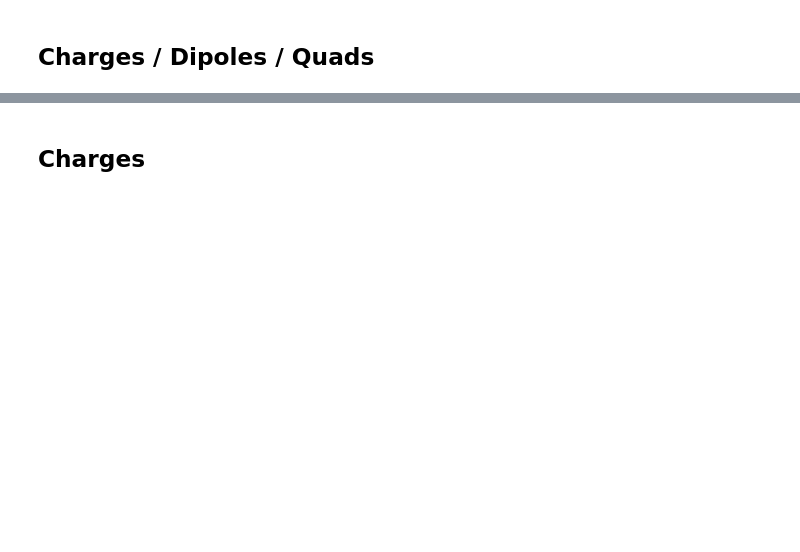
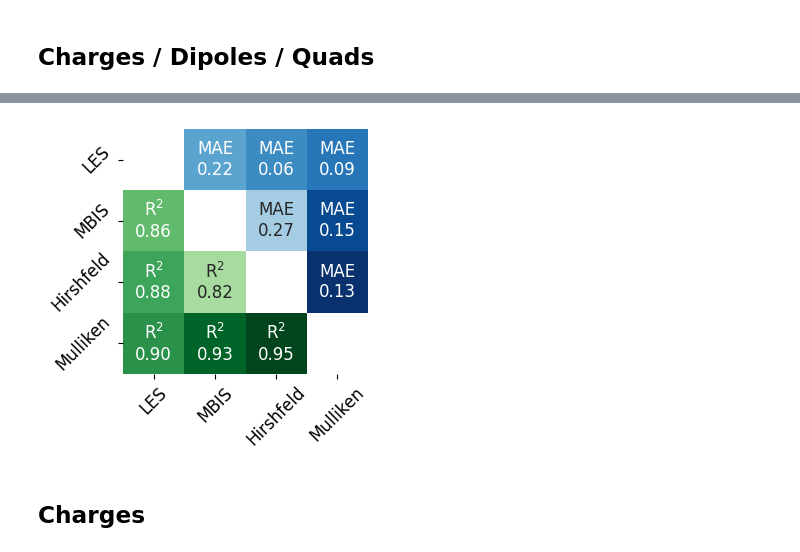
Before and after one commit to BingqingCheng/cace-lr-fit, a Jupyter notebook: fit-dipeptides/figures.ipynb, the cells around one changed output, grey strips where cells are left out. Saved outputs shown, nothing was run; the diff lists cells and outputs as text; code cells hidden in the pictures; blank space fills up the shorter version.

```diff
--- a/fit-dipeptides/figures.ipynb
+++ b/fit-dipeptides/figures.ipynb
@@ -6,11 +9,18 @@
 # %%
+import pickle
+def load_pkl(fn):
+    with open(fn,"rb") as file:
+        return pickle.load(file)
+
 import torch
+import numpy as np
 import matplotlib.pyplot as plt
-from dipeptides.data import SpiceData
-root = "data/spice-dipep-dipolar.h5"
+from dipeptides.data import XYZData
+
 cutoff = 4.0
-edata = SpiceData(root,cutoff,batch_size=1,in_memory=False,valid_p=0.1,test_p=0)
+edata = XYZData(batch_size=1,cutoff=cutoff)
+atomic_nums = []
 for batch in edata.val_dataloader():
-    exdatabatch = batch
-    break
-exdatabatch
+    atomic_nums.append(batch["atomic_numbers"].numpy())
+atomic_nums = np.hstack(atomic_nums)
+exdatabatch = batch
@@ -196,3 +115,44 @@ DFT vs. MBI quads: 0.725
+# %%
+import seaborn as sns
+df = load_pkl("data/val_charges.pkl").drop("idx",axis="columns")
+df = df.rename({"pred":"LES","hirsh":"Hirshfeld","mbi":"MBIS","mul":"Mulliken"},axis="columns")
+df = df.loc[:,["LES","MBIS","Hirshfeld","Mulliken"]]
+r2 = df.corr()**2
+r22 = r2.copy()
+for i,col1 in enumerate(r2.columns):
+    for j,col2 in enumerate(r2.columns):
+        if j > i:
+            mae = np.round(np.abs(df[col1] - df[col2]).mean(),2)
+            r2.loc[col1,col2] = f"MAE\n{mae:.2f}"
+        else:
+            d = np.round(r2.loc[col1,col2],2)
+            r2.loc[col1,col2] = f"R$^2$\n{d:.2f}"
+plt.subplots(figsize=(4,3.5))
+plt.gca().set_aspect('equal')
+
+mask1 = np.zeros_like(r2)
+mask2 = np.zeros_like(r2)
+mask1[np.tril_indices_from(r2)] = True
+mask2[np.triu_indices_from(r2)] = True
+
+
+# ax1 = sns.heatmap(data, vmin=25, cmap=cmap1, cbar_kws={'pad': -0.02})
+# sns.heatmap(data, vmin=0, vmax=25, cmap=cmap2, ax=ax1)
+
+vmin, vmax = 0.75,0.95
+ax1 = sns.heatmap(r22,mask=mask2,annot=np.array(r2),cmap='Greens',vmin=vmin,vmax=vmax,
+            cbar=False,annot_kws={"size": 12},fmt = '')
+sns.heatmap(r22,mask=mask1,annot=np.array(r2),cmap='Blues',vmin=vmin,vmax=vmax,
+            cbar=False,annot_kws={"size": 12},fmt = '',ax=ax1)
+
+tcks = [0.5,1.5,2.5,3.5]
+tcks2 = ["LES","MBIS","Hirshfeld","Mulliken"]
+plt.xticks(tcks,tcks2,fontsize=12,rotation=45)
+plt.yticks(tcks,tcks2,fontsize=12,rotation=45)
+plt.tight_layout()
+plt.savefig("figures/charges_r2.png",dpi=500)
+# %% [output]
+[figure, added]
 # %% [markdown]
 ## Charges
 # %%
```
Also changed, not shown: parts of 23 cells of this notebook, 6 other files.
